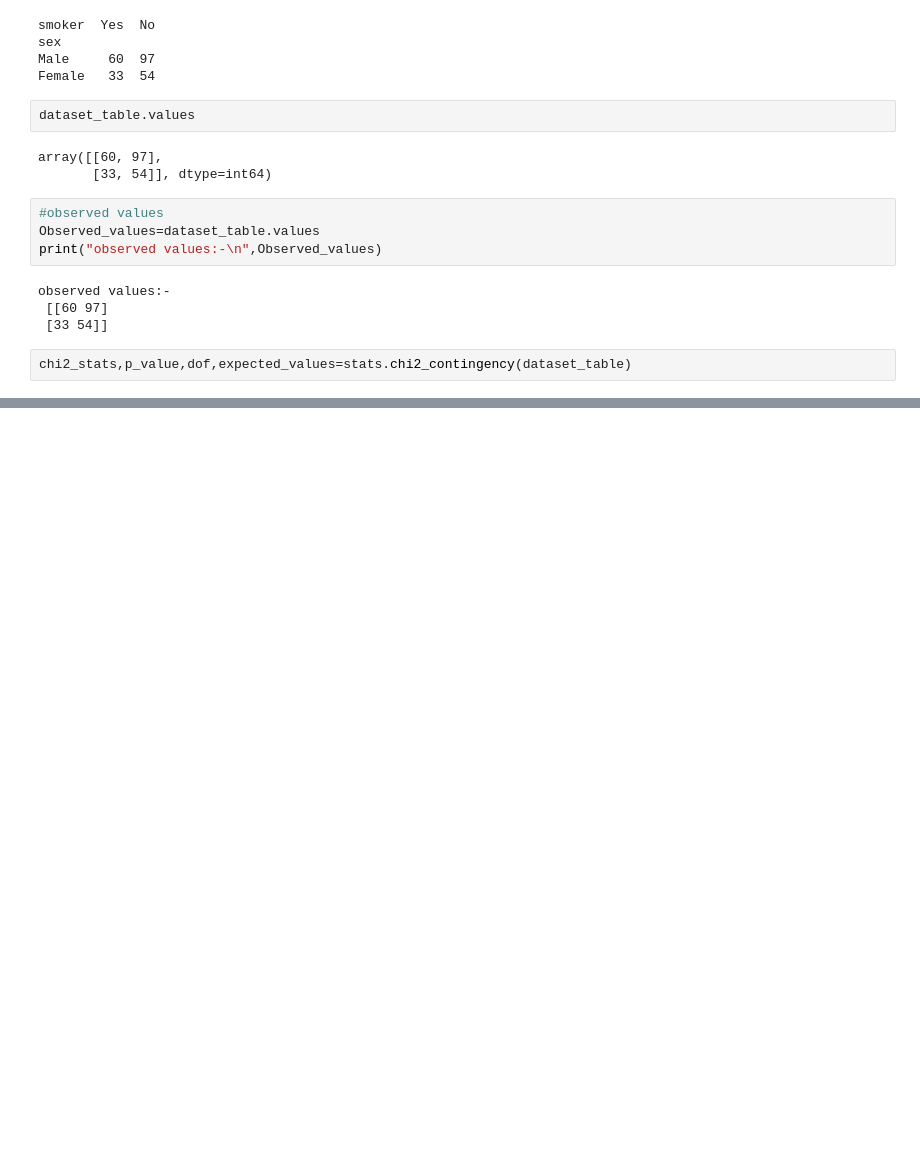
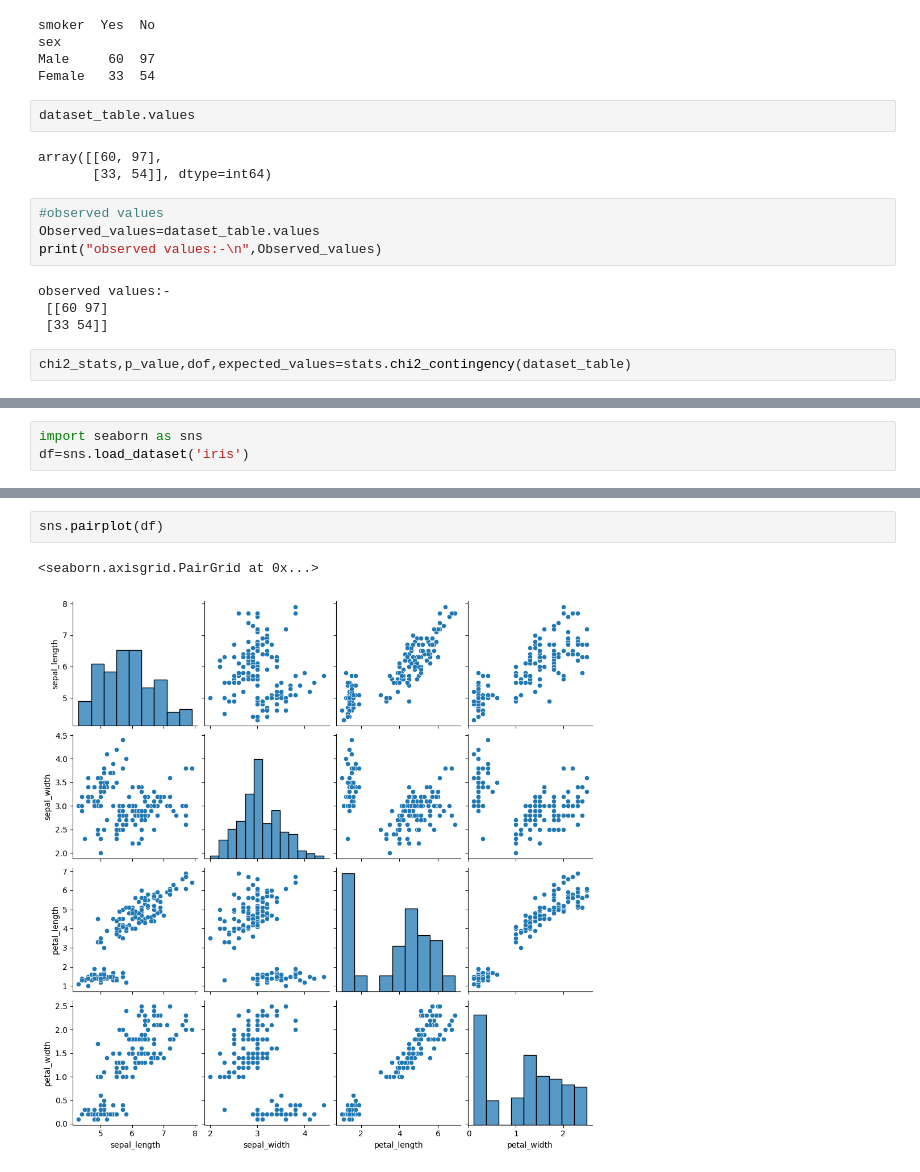
Before and after one commit to dinesh16adh/Data-Science, a Jupyter notebook: Hypothesis_testing.ipynb, the cells around one changed output, grey strips where cells are left out. Cells and saved outputs as stored; diff of their text form; blank space fills up the shorter version.

```diff
--- a/Hypothesis_testing.ipynb
+++ b/Hypothesis_testing.ipynb
@@ -102,0 +113,3 @@ chi2_stats,p_value,dof,expected_values=stats.chi2_contingency(dataset_table)
+# %%
+import seaborn as sns
+df=sns.load_dataset('iris')
@@ -102,0 +128,5 @@ chi2_stats,p_value,dof,expected_values=stats.chi2_contingency(dataset_table)
+# %%
+sns.pairplot(df)
+# %% [output]
+<seaborn.axisgrid.PairGrid at 0x...>
+[figure, added]
```
Also changed, not shown: parts of 4 cells of this notebook.
